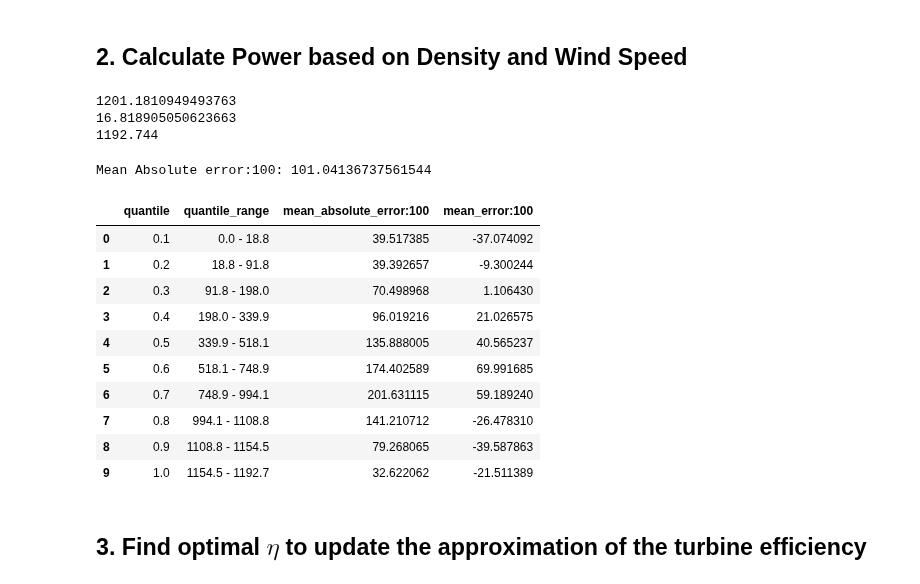
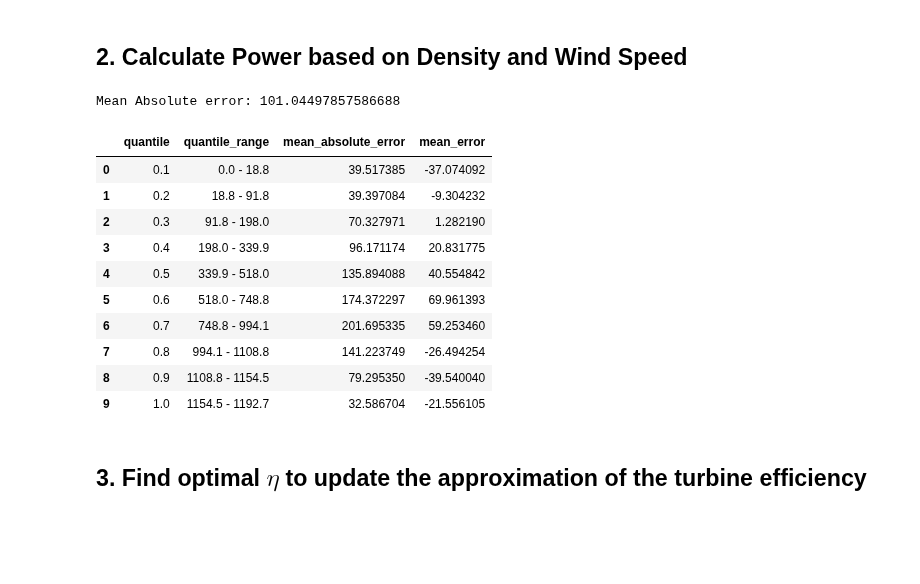
Before and after one commit to P-AEL/Energy_production_price_prediction, a Jupyter notebook: Generation_forecast/Wind_forecast/wind_foreacst_math_ml_model.ipynb, the cells around one changed output. Drawn from its saved outputs; the diff is of its cells as text; code cells hidden in the pictures; blank space fills up the shorter version.

```diff
--- a/Generation_forecast/Wind_forecast/wind_foreacst_math_ml_model.ipynb
+++ b/Generation_forecast/Wind_forecast/wind_foreacst_math_ml_model.ipynb
@@ -64,67 +61,58 @@ df_latest['AirDensity'] = (p - e) / (R_d * df_latest['Temperature_K']) + (e / (R
 # %% [markdown]
 ## 2. Calculate Power based on Density and Wind Speed
 # %%
-# Turbine stats
-rotor_diameter = 154  # in meters
-approximated_total_efficiency = 0.31  # 31% efficiency
-minimum_wind_speed = 3  # in m/s
-maximum_wind_speed_for_power_curve = 12.5  # in m/s
-maximum_wind_speed_for_operation = 25  # in m/s
-rotor_area = np.pi * (rotor_diameter / 2) ** 2  # in m²
-# turbine requires 3m/s to start rotating
-const_internal_friction_coefficient = 0.5 * 1.240 * np.pi * 77**2 * 3**3 * approximated_total_efficiency * 174 / 1000000
-maximum_power_per_turbine = 7 # in MW
+def calculate_wind_generation(dataset, rotor_diameter = 154, efficiency = 0.31, limiter = 1, minimum_wind_speed = 3, maximum_wind_speed_for_operation = 25, add_opt = False):
+    rotor_area = np.pi * (rotor_diameter / 2) ** 2  # in m²
 
-# Calculate power output based on wind speed at 100m
-df_latest['WindPower:100'] = 0.5 * df_latest['AirDensity'] * rotor_area * df_latest['WindSpeed:100_avg'] ** 3 * 174 / 1000000
-df_latest['UsableWindPower:100'] = np.minimum(df_latest['WindPower:100'], maximum_power_per_turbine * 174 / approximated_total_efficiency)
-df_latest['PowerOutput:100'] = np.where((df_latest['WindSpeed:100_avg'] >= minimum_wind_speed) & (df_latest['WindSpeed:100_avg'] <= maximum_wind_speed_for_operation), df_latest['UsableWindPower:100'] * approximated_total_efficiency - const_internal_friction_coefficient, 0)
+    # turbine requires 3m/s to start rotating
+    const_internal_friction_coefficient = 0.5 * 1.240 * rotor_area * 3**3 * efficiency * 174 / 1000000
+    maximum_power_per_turbine = 7 # in MW
+
+    # Calculate power output based on wind speed at 100m
+    dataset['WindPower:100'] = 0.5 * dataset['AirDensity'] * rotor_area * dataset['WindSpeed:100_avg'] ** 3 * 174 / 1000000
+    dataset[f'UsableWindPower{"_opt" if add_opt else ":100"}'] = np.minimum(dataset['WindPower:100'], maximum_power_per_turbine * 174 * limiter / efficiency)
+    dataset[f'PowerOutput{"_opt" if add_opt else ""}'] = np.where((dataset['WindSpeed:100_avg'] >= minimum_wind_speed) & (dataset['WindSpeed:100_avg'] <= maximum_wind_speed_for_operation), dataset['UsableWindPower:100'] * efficiency - const_internal_friction_coefficient, 0)
+
+    return dataset
-# %%
-print(max(df_latest['PowerOutput:100']))
-print(const_internal_friction_coefficient)
-print(max(df_latest['Wind_MW']))
-# %% [output]
-1201.1810949493763
-16.818905050623663
-1192.744
 # %%
-# Forecast stats
+df_latest = calculate_wind_generation(df_latest)
+
 # Absolute error
-print('Mean Absolute error:100:', np.mean(np.abs(df_latest['Wind_MW'] - df_latest['PowerOutput:100'])))
+print('Mean Absolute error:', np.mean(np.abs(df_latest['Wind_MW'] - df_latest['PowerOutput'])))
 # Initialize a list to collect the stats
-stats_df = pd.DataFrame({'quantile': [], 'quantile_range': [], 'mean_absolute_error:100': [], 'mean_error:100': []})
+stats_df = pd.DataFrame({'quantile': [], 'quantile_range': [], 'mean_absolute_error': [], 'mean_error': []})
 
 # Mean absolute error in 10% quantiles
 for q in np.arange(0.1, 1.1, 0.1):
     # Filter the DataFrame for each quantile range
     quantile_df = df_latest[(df_latest['Wind_MW'] < df_latest['Wind_MW'].quantile(q)) & (df_latest['Wind_MW'] >= df_latest['Wind_MW'].quantile(q - 0.1))]
 
     # Calculate the statistics
     quantile_stats = {
         'quantile': q,
         'quantile_range': f'{df_latest["Wind_MW"].quantile(q - 0.1):.1f} - {df_latest["Wind_MW"].quantile(q):.1f}',
-        'mean_absolute_error:100': np.mean(np.abs(quantile_df['Wind_MW'] - quantile_df['PowerOutput:100'])),
-        'mean_error:100': np.mean(quantile_df['Wind_MW'] - quantile_df['PowerOutput:100']),
+        'mean_absolute_error': np.mean(np.abs(quantile_df['Wind_MW'] - quantile_df['PowerOutput'])),
+        'mean_error': np.mean(quantile_df['Wind_MW'] - quantile_df['PowerOutput']),
     }
 
     # Append to the list
     stats_df.loc[len(stats_df)] = quantile_stats
 
 # Display the DataFrame
 stats_df
 # %% [output]
-Mean Absolute error:100: 101.04136737561544
+Mean Absolute error: 101.04497857586688
-|  | quantile | quantile_range | mean_absolute_error:100 | mean_error:100 |
+|  | quantile | quantile_range | mean_absolute_error | mean_error |
 | 0 | 0.1 | 0.0 - 18.8 | 39.517385 | -37.074092 |
-| 1 | 0.2 | 18.8 - 91.8 | 39.392657 | -9.300244 |
-| 2 | 0.3 | 91.8 - 198.0 | 70.498968 | 1.106430 |
-| 3 | 0.4 | 198.0 - 339.9 | 96.019216 | 21.026575 |
-| 4 | 0.5 | 339.9 - 518.1 | 135.888005 | 40.565237 |
-| 5 | 0.6 | 518.1 - 748.9 | 174.402589 | 69.991685 |
-| 6 | 0.7 | 748.9 - 994.1 | 201.631115 | 59.189240 |
-| 7 | 0.8 | 994.1 - 1108.8 | 141.210712 | -26.478310 |
-| 8 | 0.9 | 1108.8 - 1154.5 | 79.268065 | -39.587863 |
-| 9 | 1.0 | 1154.5 - 1192.7 | 32.622062 | -21.511389 |
+| 1 | 0.2 | 18.8 - 91.8 | 39.397084 | -9.304232 |
+| 2 | 0.3 | 91.8 - 198.0 | 70.327971 | 1.282190 |
+| 3 | 0.4 | 198.0 - 339.9 | 96.171174 | 20.831775 |
+| 4 | 0.5 | 339.9 - 518.0 | 135.894088 | 40.554842 |
+| 5 | 0.6 | 518.0 - 748.8 | 174.372297 | 69.961393 |
+| 6 | 0.7 | 748.8 - 994.1 | 201.695335 | 59.253460 |
+| 7 | 0.8 | 994.1 - 1108.8 | 141.223749 | -26.494254 |
+| 8 | 0.9 | 1108.8 - 1154.5 | 79.295350 | -39.540040 |
+| 9 | 1.0 | 1154.5 - 1192.7 | 32.586704 | -21.556105 |
 # %% [markdown]
 ## 3. Find optimal $\eta$ to update the approximation of the turbine efficiency
 # %%
```
Also changed, not shown: parts of 37 cells of this notebook, 45 other files.
